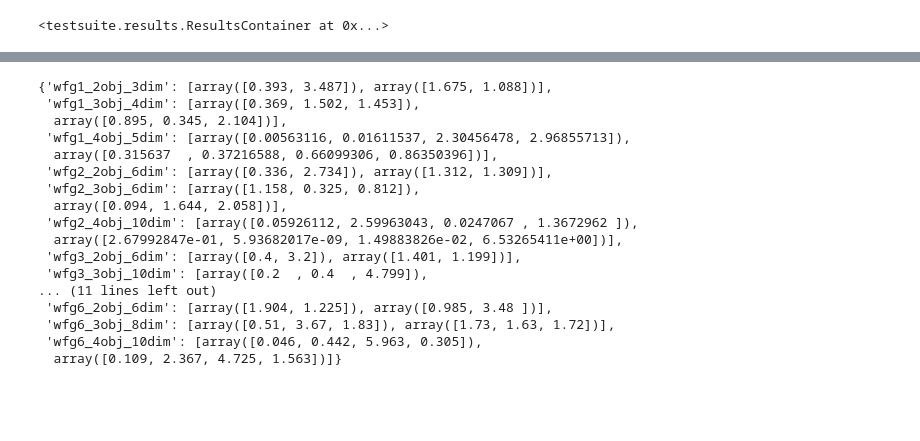
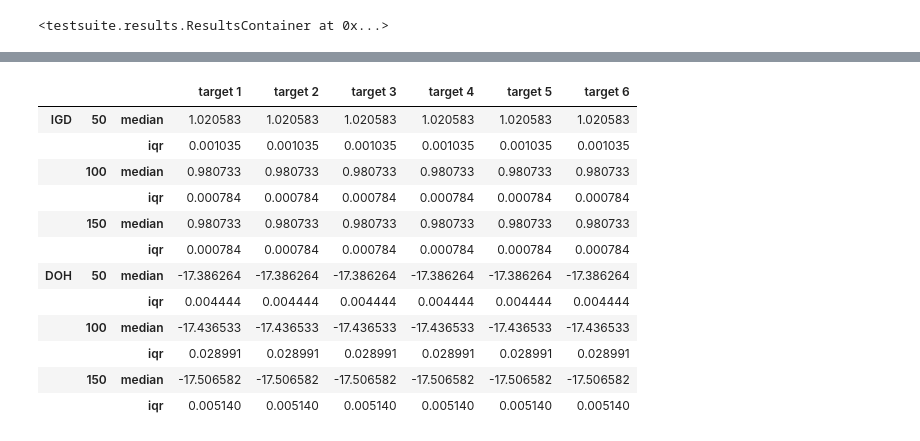
Before and after one commit to FinleyGibson/SAF_EMO, a Jupyter notebook: experiments/directed/analysis/results_tables/table_01.ipynb, the cells around one changed output, grey strips where cells are left out. Cells and saved outputs as stored; diff of their text form; code cells hidden in the pictures; blank space fills up the shorter version.

```diff
--- a/experiments/directed/analysis/results_tables/table_01.ipynb
+++ b/experiments/directed/analysis/results_tables/table_01.ipynb
@@ -247,21 +245,17 @@ pd.DataFrame(D_pareto_table, index=ind)
 12 rows × 108 columns
-# %%
-D_pareto
-# %% [output]
-{'wfg1_2obj_3dim': [array([0.393, 3.487]), array([1.675, 1.088])],
- 'wfg1_3obj_4dim': [array([0.369, 1.502, 1.453]),
-  array([0.895, 0.345, 2.104])],
- 'wfg1_4obj_5dim': [array([0.00563116, 0.01611537, 2.30456478, 2.96855713]),
-  array([0.315637  , 0.37216588, 0.66099306, 0.86350396])],
- 'wfg2_2obj_6dim': [array([0.336, 2.734]), array([1.312, 1.309])],
- 'wfg2_3obj_6dim': [array([1.158, 0.325, 0.812]),
-  array([0.094, 1.644, 2.058])],
- 'wfg2_4obj_10dim': [array([0.05926112, 2.59963043, 0.0247067 , 1.3672962 ]),
-  array([2.67992847e-01, 5.93682017e-09, 1.49883826e-02, 6.53265411e+00])],
- 'wfg3_2obj_6dim': [array([0.4, 3.2]), array([1.401, 1.199])],
- 'wfg3_3obj_10dim': [array([0.2  , 0.4  , 4.799]),
-... (11 lines left out)
- 'wfg6_2obj_6dim': [array([1.904, 1.225]), array([0.985, 3.48 ])],
- 'wfg6_3obj_8dim': [array([0.51, 3.67, 1.83]), array([1.73, 1.63, 1.72])],
- 'wfg6_4obj_10dim': [array([0.046, 0.442, 5.963, 0.305]),
-  array([0.109, 2.367, 4.725, 1.563])]}
+# %%
+table["wfg1_2obj_3dim"]
+# %% [output]
+|  |  |  | target 1 | target 2 | target 3 | target 4 | target 5 | target 6 |
+| IGD | 50 | median | 1.020583 | 1.020583 | 1.020583 | 1.020583 | 1.020583 | 1.020583 |
+|  |  | iqr | 0.001035 | 0.001035 | 0.001035 | 0.001035 | 0.001035 | 0.001035 |
+|  | 100 | median | 0.980733 | 0.980733 | 0.980733 | 0.980733 | 0.980733 | 0.980733 |
+|  |  | iqr | 0.000784 | 0.000784 | 0.000784 | 0.000784 | 0.000784 | 0.000784 |
+|  | 150 | median | 0.980733 | 0.980733 | 0.980733 | 0.980733 | 0.980733 | 0.980733 |
+|  |  | iqr | 0.000784 | 0.000784 | 0.000784 | 0.000784 | 0.000784 | 0.000784 |
+| DOH | 50 | median | -17.386264 | -17.386264 | -17.386264 | -17.386264 | -17.386264 | -17.386264 |
+|  |  | iqr | 0.004444 | 0.004444 | 0.004444 | 0.004444 | 0.004444 | 0.004444 |
+|  | 100 | median | -17.436533 | -17.436533 | -17.436533 | -17.436533 | -17.436533 | -17.436533 |
+|  |  | iqr | 0.028991 | 0.028991 | 0.028991 | 0.028991 | 0.028991 | 0.028991 |
+|  | 150 | median | -17.506582 | -17.506582 | -17.506582 | -17.506582 | -17.506582 | -17.506582 |
+|  |  | iqr | 0.005140 | 0.005140 | 0.005140 | 0.005140 | 0.005140 | 0.005140 |
```
Also changed, not shown: parts of 10 cells of this notebook, 9 other files.
